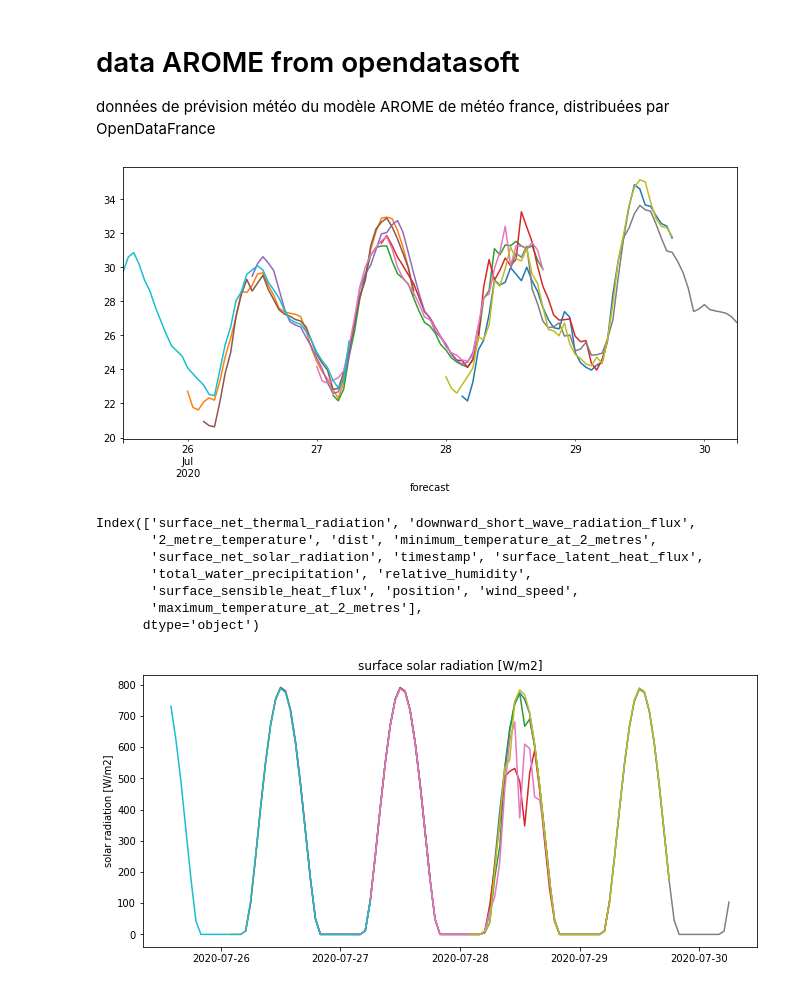
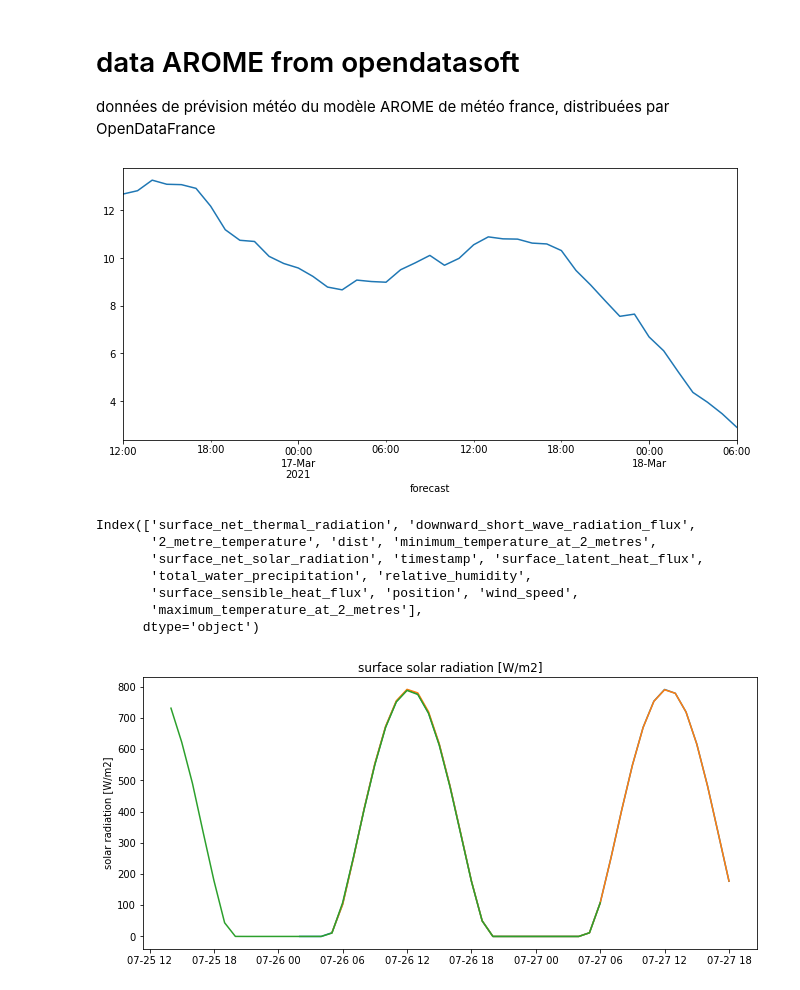
Before and after one commit to xdze2/simuthermique, a Jupyter notebook: weather_api/opendatasoft_AROME/opendatasoft_AROME_graph.ipynb, the cells around one changed output. Cells and saved outputs as stored; diff of their text form; code cells hidden in the pictures.

Commit message:
Query Toulouse

```diff
--- a/weather_api/opendatasoft_AROME/opendatasoft_AROME_graph.ipynb
+++ b/weather_api/opendatasoft_AROME/opendatasoft_AROME_graph.ipynb
@@ -20,14 +20,15 @@ def read_json(path):
     df.index = pd.to_datetime(df.index)
     return df
 # %%
-filepaths = glob('data/*.json')
+commune = 'Toulouse'
+filepaths = glob(f'data/{commune}/*.json')
 data = [read_json(path) for path in filepaths]
 
 plt.figure(figsize=(11, 5))
 for df in data:
     df['2_metre_temperature'].plot();
 # %% [output]
-[figure, old version]
+[figure, new version]
 # %%
 data[0].columns
 # %% [output]
@@ -50,7 +51,7 @@ for df in data:
 plt.ylabel('solar radiation [W/m2]');
 plt.title('surface solar radiation [W/m2]');
 # %% [output]
-[figure, old version]
+[figure, new version]
 # %%
 plt.figure(figsize=(11, 5))
 for df in data:
```
Also changed, not shown: parts of 1 cell of this notebook, 2 other files.
